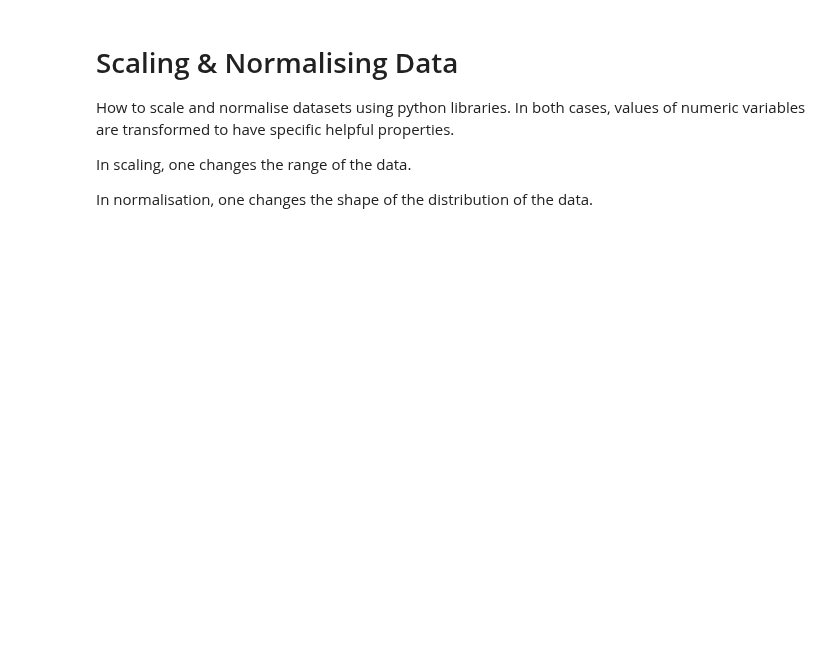
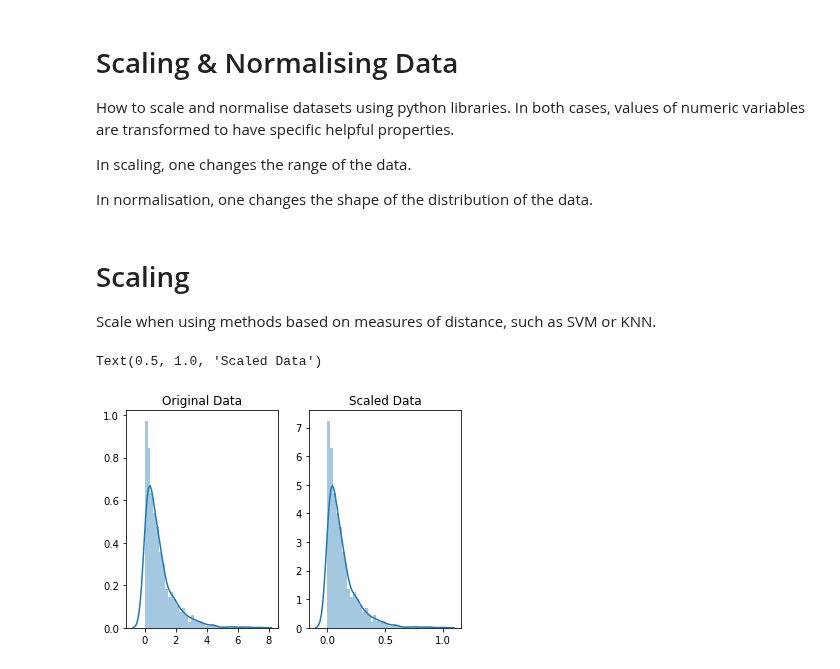
Before and after one commit to PMetcalf/scratch-pad, a Jupyter notebook: Data Science/Data Cleaning/scaling_and_normalisation.ipynb, the cells around one changed output. Cells and saved outputs as stored; diff of their text form; code cells hidden in the pictures; blank space fills up the shorter version.

```diff
--- a/Data Science/Data Cleaning/scaling_and_normalisation.ipynb
+++ b/Data Science/Data Cleaning/scaling_and_normalisation.ipynb
@@ -18,3 +18,27 @@ import seaborn as sns
 # %%
 # Constants
 np.random.seed(0)
+# %% [markdown]
+# Scaling
+
+Scale when using methods based on measures of distance, such as SVM or KNN.
+# %%
+# Scaling random data
+
+# Generate random data points from an exponential distribution
+original_data = np.random.exponential(size = 1000)
+
+# Min-max scale the data between 0 and 1
+scaled_data = minmax_scaling(original_data, columns = [0])
+
+# Compare the data
+fig, ax = plt.subplots(1, 2)
+
+sns.distplot(original_data, ax = ax[0])
+ax[0].set_title("Original Data")
+
+sns.distplot(scaled_data, ax = ax[1])
+ax[1].set_title("Scaled Data")
+# %% [output]
+Text(0.5, 1.0, 'Scaled Data')
+[figure, added]
```
